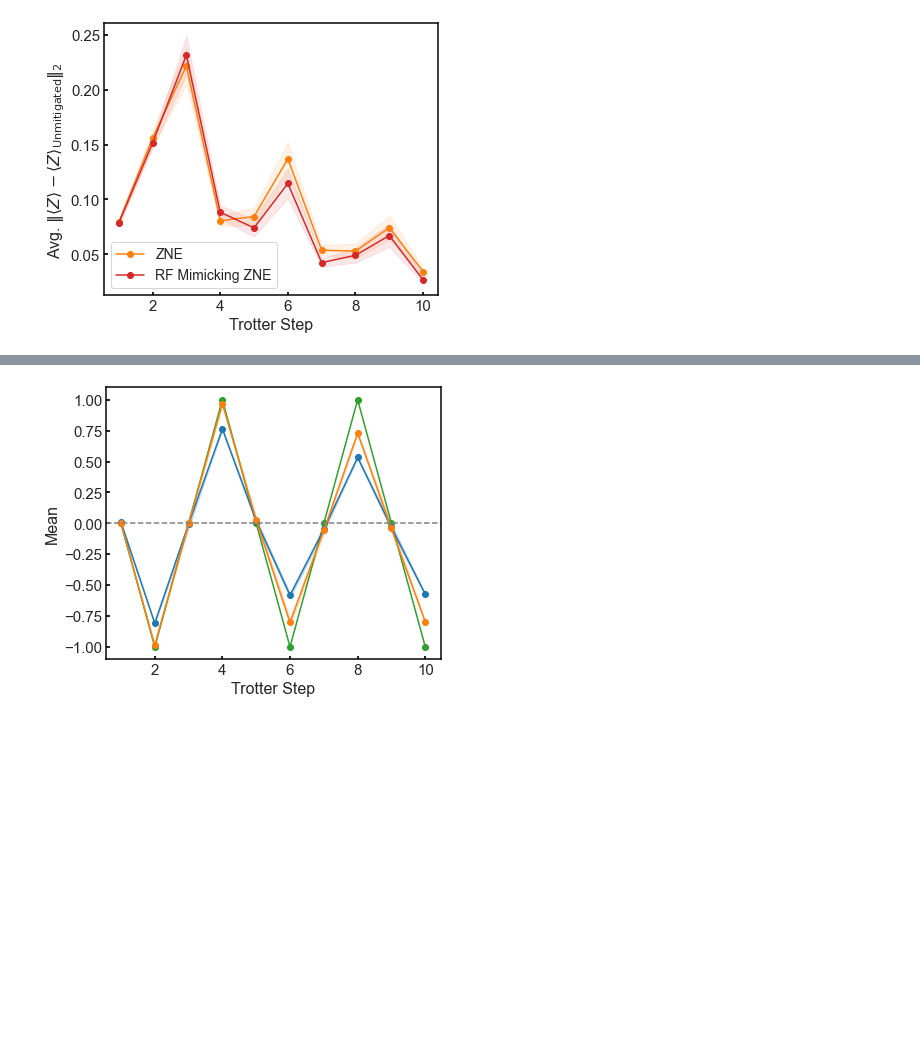
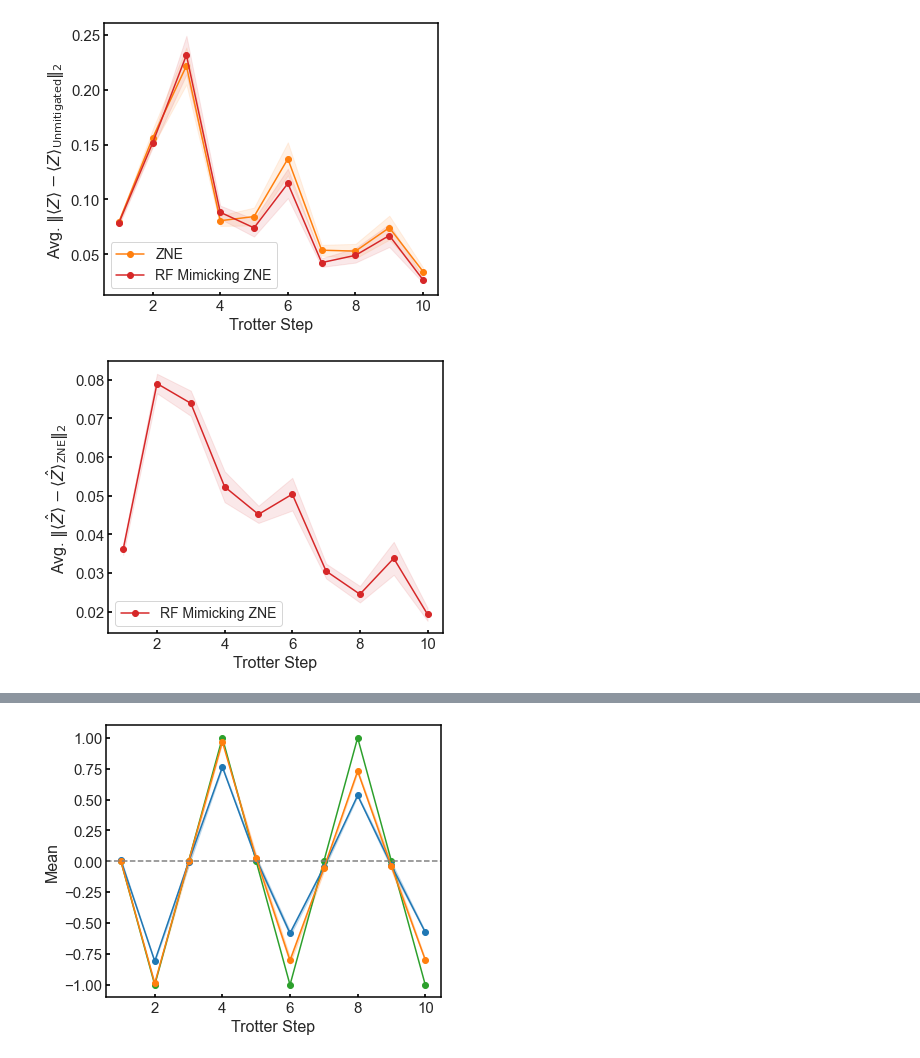
Before and after one commit to qiskit-community/ml-qem, a Jupyter notebook: docs/paper_figures/plot.ipynb, the cells around one changed output, grey strips where cells are left out. Cells and saved outputs as stored; diff of their text form; code cells hidden in the pictures; blank space fills up the shorter version.

```diff
--- a/docs/paper_figures/plot.ipynb
+++ b/docs/paper_figures/plot.ipynb
@@ -1000,0 +1006,54 @@ plt.show()
+# %%
+import warnings
+warnings.filterwarnings('ignore')
+
+def l2_dist(list1, list2):
+    return np.sqrt(np.sum([(a - b)**2 for a, b in zip(list1, list2)]))
+
+import matplotlib as mpl
+ms, fs, lw, elw, cs = 9, 16, 2.5, 2, 0
+mpl.rc('xtick', labelsize=15)
+mpl.rc('ytick', labelsize=15)
+mpl.rc('font', weight='normal')
+
+for col in new_df.columns:
+    if col not in ['step', 'noisy', 'J', 'zne_mitigated']:
+        new_df[f'L2_{col}'] = new_df.apply(lambda row: l2_dist(row['zne_mitigated'], row[col]), axis=1)
+
+df_mimic_zne_mean = new_df.groupby('step').agg('mean')
+df_mimic_zne_ste = new_df.groupby('step').agg('std') / np.sqrt(25*5)
+# %%
+plt.style.use({'figure.facecolor':'white'})
+plt.figure(figsize=(6, 5))
+a = plt.gca()
+steps = sorted(set(new_df.step))
+legend_labels = ['RF Mimicking ZNE']#, 'Ideal', 'Unmitigated']
+colors_ = [colors['RF']]#, colors['Ideal'], colors['Unmitigated']]
+for i, col in enumerate(['L2_rfr_list']):
+    plt.plot(steps, df_mimic_zne_mean[col], label=legend_labels[i], color=colors_[i], marker='o')
+    plt.fill_between(x=steps, y1=df_mimic_zne_mean[col]-df_mimic_zne_ste[col], y2=df_mimic_zne_mean[col]+df_mimic_zne_ste[col], alpha=0.1, color=colors_[i])
+plt.xlabel('Trotter Step', fontsize=fs)
+plt.ylabel(r'Avg. $\Vert \langle \hat{Z} \rangle - \langle \hat{Z} \rangle_{\mathrm{ZNE}} \Vert_2$', fontsize=fs)
+plt.legend(fontsize=fs-2, loc='lower left')
+
+a.xaxis.set_tick_params(
+which='both',      # both major and minor ticks are affected
+bottom=True,      # ticks along the bottom edge are off
+top=False,         # ticks along the top edge are off
+labelbottom=True, # labels along the bottom edge are off
+direction='in',
+width=2)
+a.yaxis.set_tick_params(
+which='both',      # both major and minor ticks are affected
+left=True,      # ticks along the bottom edge are off
+right=False,         # ticks along the top edge are off
+direction='in',
+width=2)
+a.grid(None)
+for axis in ['top','bottom','left','right']:
+    a.spines[axis].set_linewidth(1.5)
+    a.spines[axis].set_color('black')
+
+plt.show()
+# %% [output]
+[figure, added]
```
Also changed, not shown: parts of 13 cells of this notebook, 10 other files.
